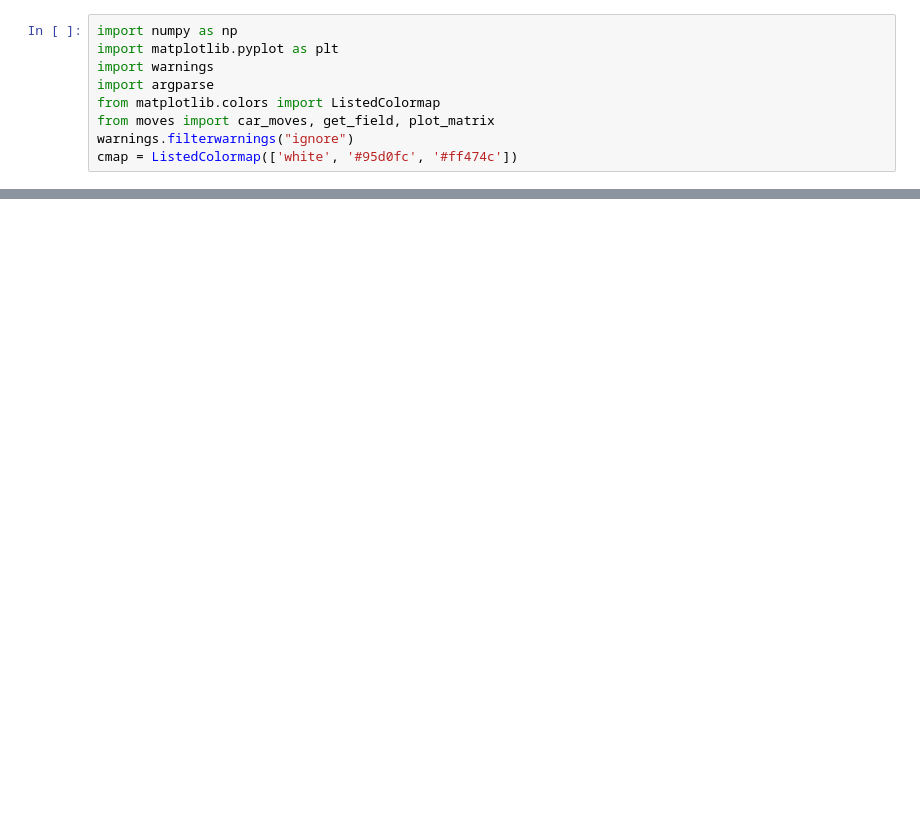
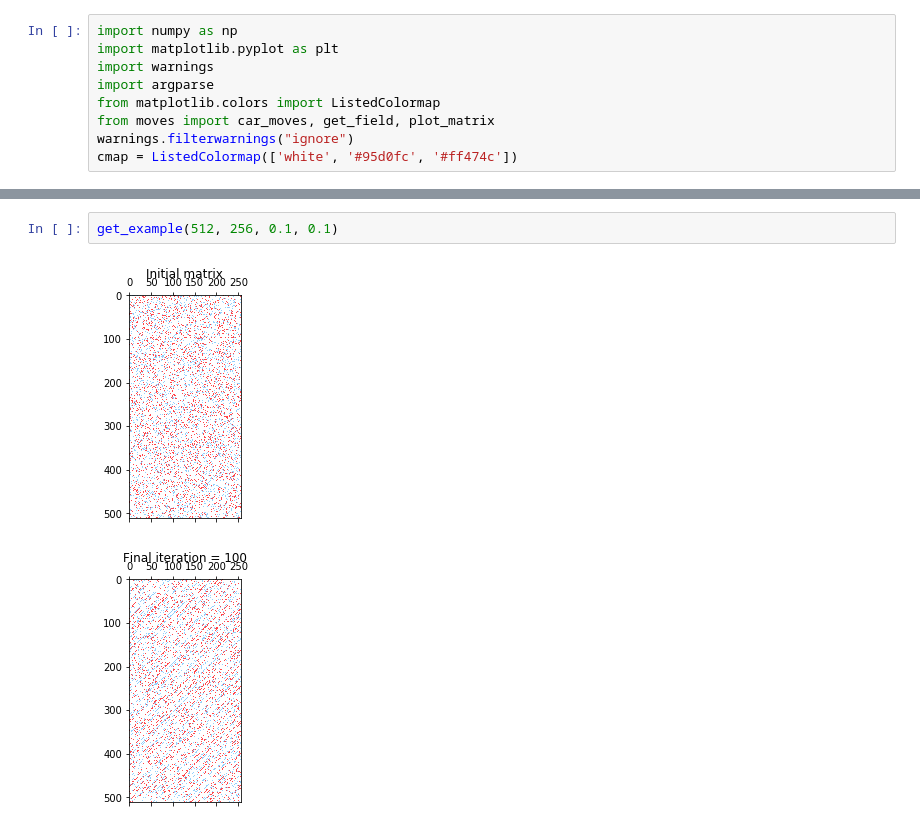
Before and after one commit to nazariinyzhnyk/bml_traffic_model, a Jupyter notebook: examples.ipynb, the cells around one changed output, grey strips where cells are left out. Cells and saved outputs as stored; diff of their text form; blank space fills up the shorter version.

```diff
--- a/examples.ipynb
+++ b/examples.ipynb
@@ -31,0 +36,5 @@ for i in range(int(args.iterations)):
+# %%
+get_example(512, 256, 0.1, 0.1)
+# %% [output]
+[figure, added]
+[figure, added]
```
Also changed, not shown: parts of 7 cells of this notebook.
